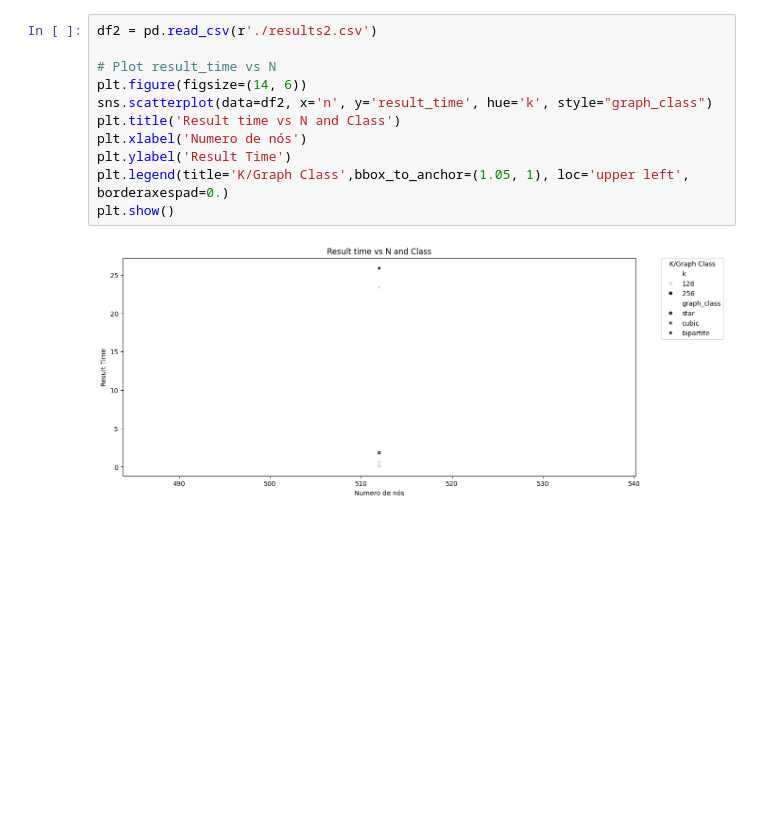
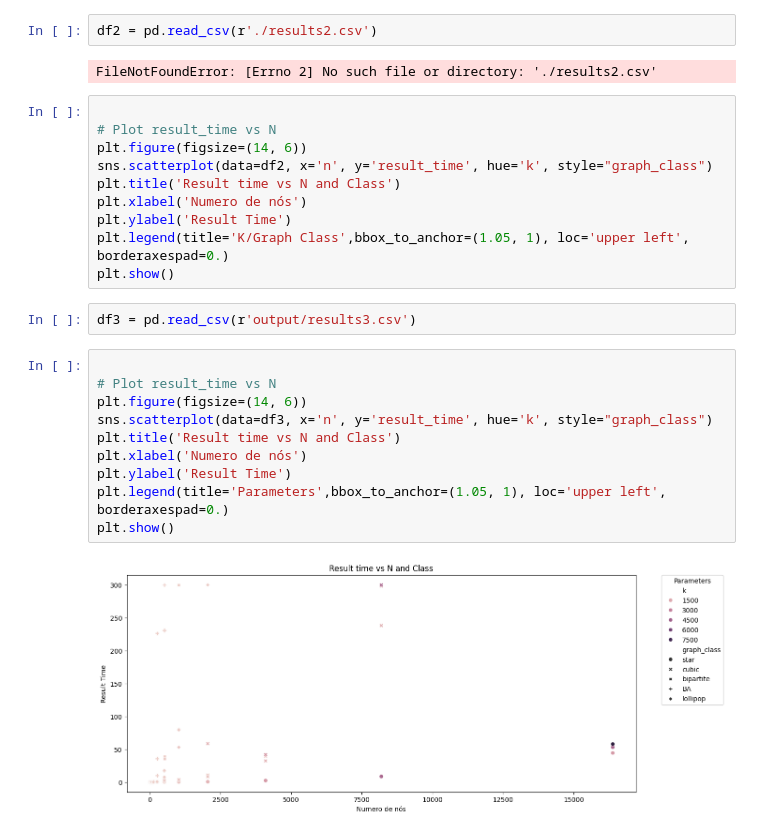
Before and after one commit to FilipePrates/HappySet-IC, a Jupyter notebook: viewResults.ipynb, the cells around one changed output. Saved outputs shown, nothing was run; the diff lists cells and outputs as text; blank space fills up the shorter version.

```diff
--- a/viewResults.ipynb
+++ b/viewResults.ipynb
@@ -90,5 +70,8 @@ fig.show()
+# %%
+df2 = pd.read_csv(r'./results2.csv')
+# %% [output]
+FileNotFoundError: [Errno 2] No such file or directory: './results2.csv'
 # %%
-df2 = pd.read_csv(r'./results2.csv')
 
 # Plot result_time vs N
 plt.figure(figsize=(14, 6))
@@ -98,5 +81,17 @@ plt.xlabel('Numero de nós')
 plt.ylabel('Result Time')
 plt.legend(title='K/Graph Class',bbox_to_anchor=(1.05, 1), loc='upper left', borderaxespad=0.)
 plt.show()
-# %% [output]
-[figure, removed]
+# %%
+df3 = pd.read_csv(r'output/results3.csv')
+# %%
+
+# Plot result_time vs N
+plt.figure(figsize=(14, 6))
+sns.scatterplot(data=df3, x='n', y='result_time', hue='k', style="graph_class")
+plt.title('Result time vs N and Class')
+plt.xlabel('Numero de nós')
+plt.ylabel('Result Time')
+plt.legend(title='Parameters',bbox_to_anchor=(1.05, 1), loc='upper left', borderaxespad=0.)
+plt.show()
+# %% [output]
+[figure, added]
```
Also changed, not shown: parts of 11 cells of this notebook, 12 other files.
